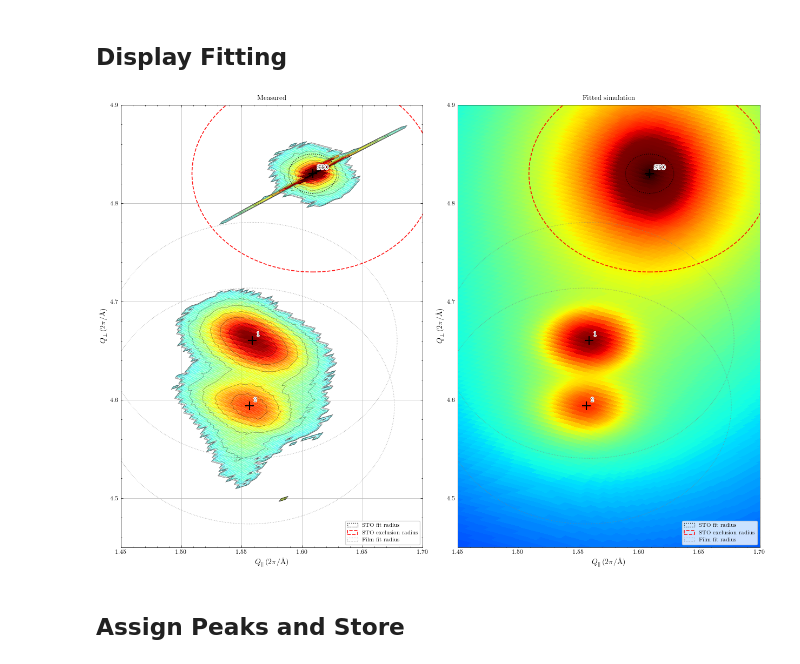
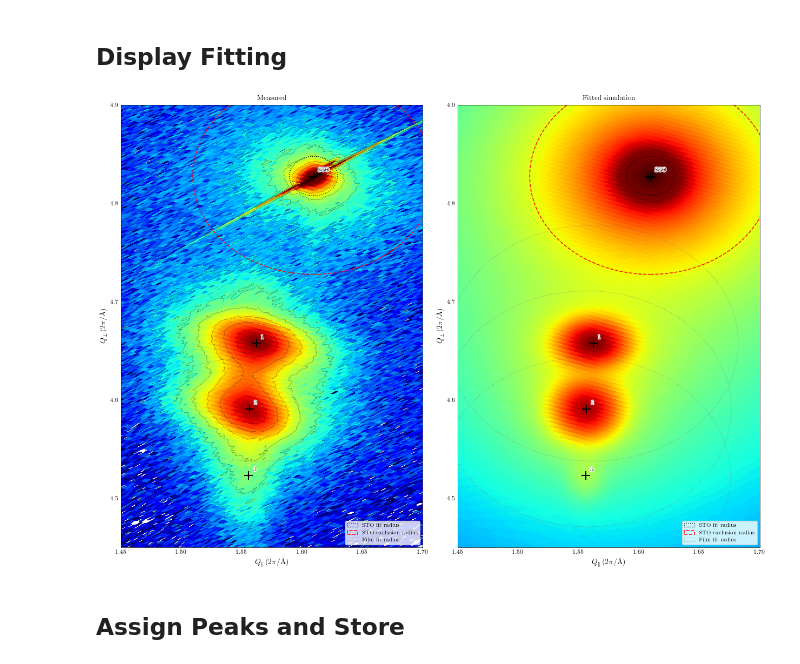
Before and after one commit to hc3413/Thin_Film_Analysis, a Jupyter notebook: RSM_Analysis.ipynb, the cells around one changed output. Saved outputs shown, nothing was run; the diff lists cells and outputs as text; code cells hidden in the pictures.

```diff
--- a/RSM_Analysis.ipynb
+++ b/RSM_Analysis.ipynb
@@ -229,7 +229,7 @@ RSM_DR008.file_name
 ## Initial Plot to Decide Peak Number
 # %%
 # Select the data for the peak searching
-fitting_dat = RSM_JT143
+fitting_dat = RSM_JT148
 
 fig6 = RSM_plot_single(dat = [fitting_dat],threshold_filt = 100, grid_filt = 90,
                     plot_type = 'mesh', ax_unit='reciprocal', string_suppress = True,
@@ -247,10 +247,10 @@ fig6 = RSM_plot_single(dat = [fitting_dat],threshold_filt = 100, grid_filt = 90,
 %matplotlib qt
 # Carry out the initial peak search (prints output of how many peaks and their positions)
 initial_peaks = peak_search(RSM_data = fitting_dat,
-                            manual_search = False, # set to True to manually input the peak positions (e.g. from visual inspection of the RSM), False for fully automatic peak search
-                            manual_radius=0.03, # radius around manually inputted peaks for searching
-                            no_peaks = 4, # maximum number of film peaks to search for (STO auto-detected separately)
-                            dummy_peaks = 0, # dummy peaks which are not fitted but manually inputted
+                            manual_search = True, # set to True to manually input the peak positions (e.g. from visual inspection of the RSM), False for fully automatic peak search
+                            manual_radius=0.01, # radius around manually inputted peaks for searching
+                            no_peaks = 3, # maximum number of film peaks to search for (STO auto-detected separately)
+                            dummy_peaks = 1, # dummy peaks which are not fitted but manually inputted
                             smooth_sigma = 3, # smoothing for coarse search
                             fit_radius = 0.12, # radius around each peak for refined fitting
                             sto_exclusion_radius = 0.1, # radius around STO to exclude from film search
@@ -307,16 +307,16 @@ print( 100*(1.010-0.997)/0.997 )
 # %%
 
 # Display the fitted peaks — threshold_filt matches intensity_threshold in peak_search
 fig1 = RSM_plot_fitting(dat = fitting_dat, fitted_peaks = initial_peaks,
-                    threshold_filt = 10, grid_filt = 90, resolution_scaling=None,
+                    threshold_filt = 1, grid_filt = 1, resolution_scaling=None,
                     plot_type = 'mesh', ax_unit='reciprocal',
                     x_lim = [1.45, 1.7], y_lim = [4.45, 4.9],
                     intensity_lim='auto',
                     export_data=False,
                     residuals=False,  # show measured - simulated panel
                     )
 # %% [output]
-[figure, old version]
+[figure, new version]
 # %% [markdown]
 ## Assign Peaks and Store
 # %%
```
Also changed, not shown: parts of 7 cells of this notebook, 3 other files.
